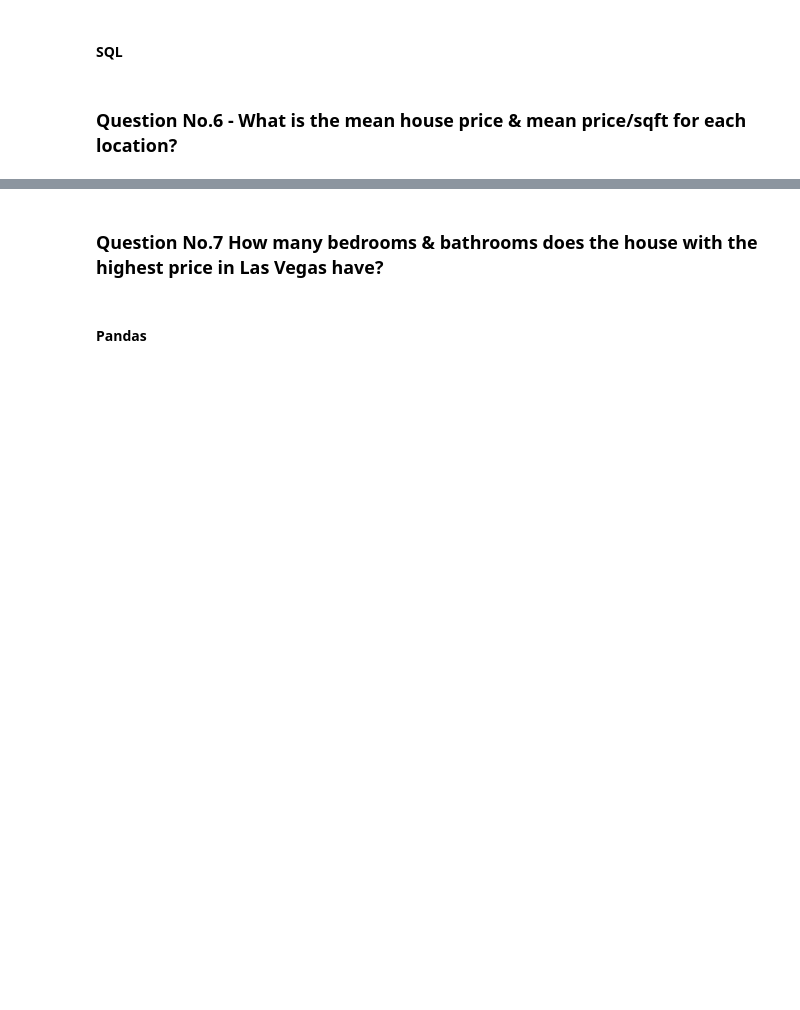
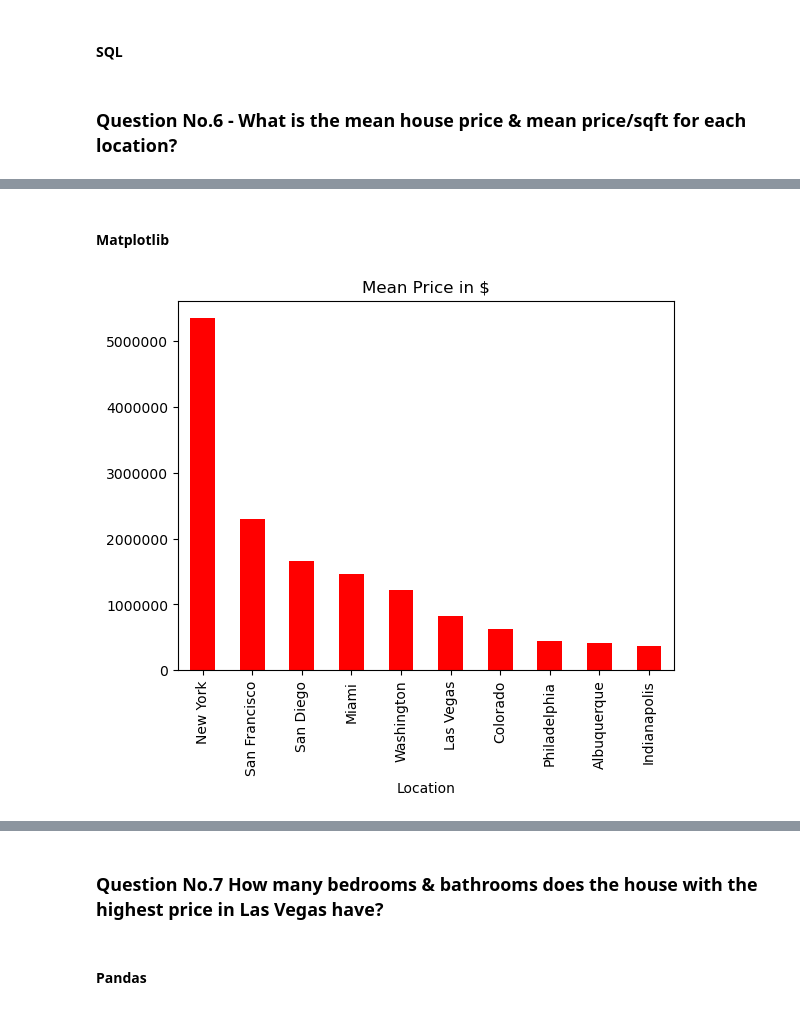
Before and after one commit to Ugi77/projects, a Jupyter notebook: RealEstate/RealEstateDataAnalysis.ipynb, the cells around one changed output, grey strips where cells are left out. Saved outputs shown, nothing was run; the diff lists cells and outputs as text; code cells hidden in the pictures; blank space fills up the shorter version.

```diff
--- a/RealEstate/RealEstateDataAnalysis.ipynb
+++ b/RealEstate/RealEstateDataAnalysis.ipynb
@@ -106,0 +239,10 @@ real_estate_df.to_sql('real_estate', engine)
+# %% [markdown]
+#### Matplotlib
+# %%
+real_estate_df.groupby(['Location'])['Price($)'].mean().sort_values(ascending = False).plot(
+    title = 'Mean Price in $', kind = 'bar', color = 'red')
+# to modify y-axis (from sci notation to full nums)
+plt.ticklabel_format(useOffset = False, style = 'plain', axis = 'y')
+plt.show()
+# %% [output]
+[figure, added]
```
Also changed, not shown: parts of 30 cells of this notebook.
